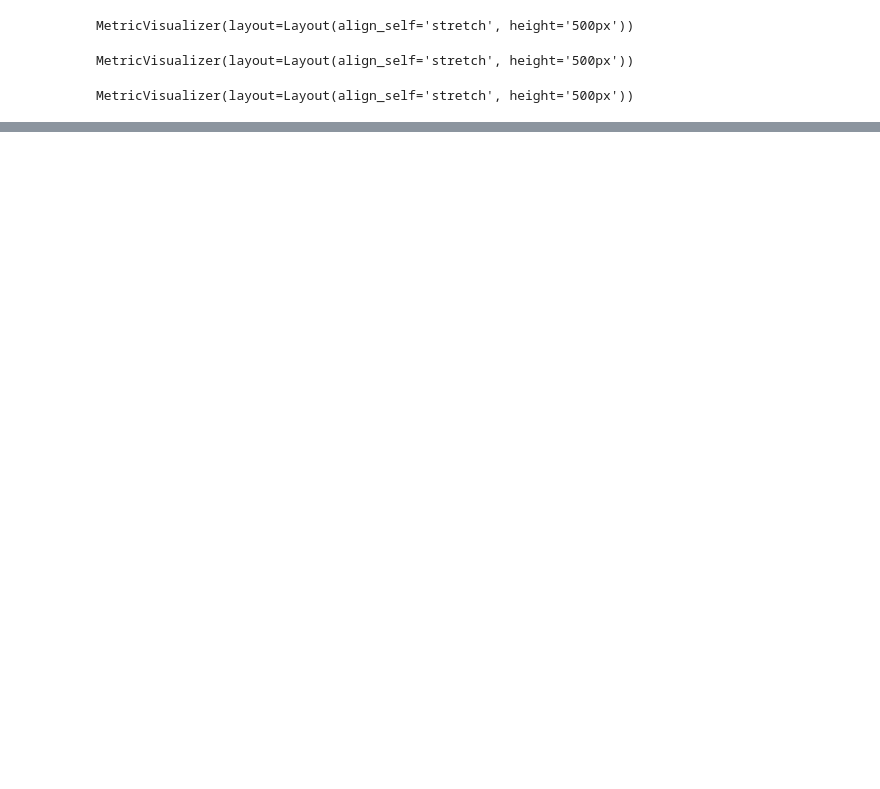
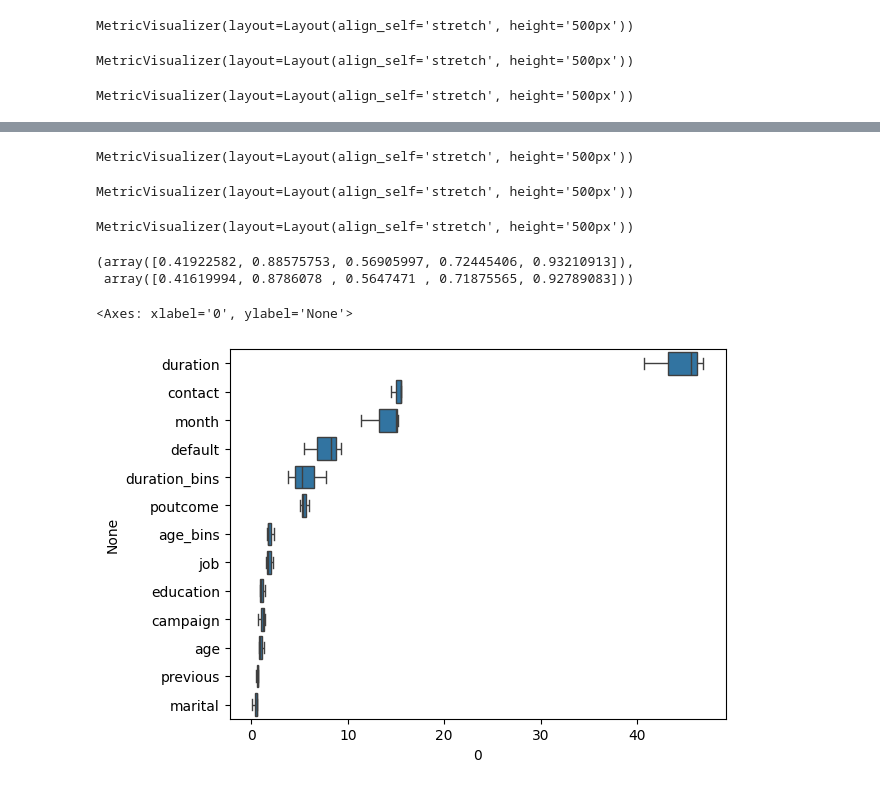
Before and after one commit to kokinpavel/dste, a Jupyter notebook: notebooks/Untitled.ipynb, the cells around one changed output, grey strips where cells are left out. Cells and saved outputs as stored; diff of their text form; code cells hidden in the pictures; blank space fills up the shorter version.

```diff
--- a/notebooks/Untitled.ipynb
+++ b/notebooks/Untitled.ipynb
@@ -692,0 +742,3 @@ sns.boxplot(
+# %%
+study = optuna.create_study(direction='maximize')
+study.optimize(objective, n_trials=10)
@@ -692,0 +791,9 @@ sns.boxplot(
+# %%
+best_params = study.best_trial.params
+best_params['loss_function'] = 'Logloss'
+best_params['eval_metric'] = 'F:beta=2'
+best_params['custom_metric'] = ['Precision', 'Recall']
+best_params["auto_class_weights"] = 'Balanced'
+best_params["cat_features"] = [x for x in cat_feats + ['age_bins', 'duration_bins'] if x not in ['day_of_week', 'housing', 'loan']]
+best_params["verbose"] = False
+best_params
@@ -692,0 +818,29 @@ sns.boxplot(
+# %%
+skf = StratifiedKFold(n_splits=3, shuffle=True, random_state=42)
+cat_train_scores = []
+cat_test_scores = []
+cat_models = []
+
+for train_index, test_index in skf.split(X, y):
+
+    # split
+    X_train, X_test = X.loc[train_index], X.loc[test_index]
+    y_train, y_test = y.loc[train_index], y.loc[test_index]
+
+    # fit
+    cb_model = CatBoostClassifier(**best_params)
+    cb_model.fit(X_train, y_train, eval_set=(X_test, y_test), plot=True)
+    cat_models.append(cb_model)
+
+    # preds
+    cat_train_scores.append(to_mean_eval_metrics(y_train, cb_model.predict_proba(X_train)[:, 1]))
+    cat_test_scores.append(to_mean_eval_metrics(y_test, cb_model.predict_proba(X_test)[:, 1]))
+# %% [output]
+MetricVisualizer(layout=Layout(align_self='stretch', height='500px'))
+MetricVisualizer(layout=Layout(align_self='stretch', height='500px'))
+MetricVisualizer(layout=Layout(align_self='stretch', height='500px'))
+# %%
+np.array(cat_train_scores).mean(axis=0), np.array(cat_test_scores).mean(axis=0)
+# %% [output]
+(array([0.41922582, 0.88575753, 0.56905997, 0.72445406, 0.93210913]),
+ array([0.41619994, 0.8786078 , 0.5647471 , 0.71875565, 0.92789083]))
@@ -692,0 +850,12 @@ sns.boxplot(
+# %%
+fi = pd.concat([pd.DataFrame(cbm.feature_importances_, cbm.feature_names_) for cbm in cat_models]).sort_values(0, ascending=False)
+# %%
+sns.boxplot(
+    data=fi,
+    x=0,
+    y=fi.index,
+    orient='h',
+)
+# %% [output]
+<Axes: xlabel='0', ylabel='None'>
+[figure, added]
```
Also changed, not shown: parts of 28 cells of this notebook, 44 other files.
